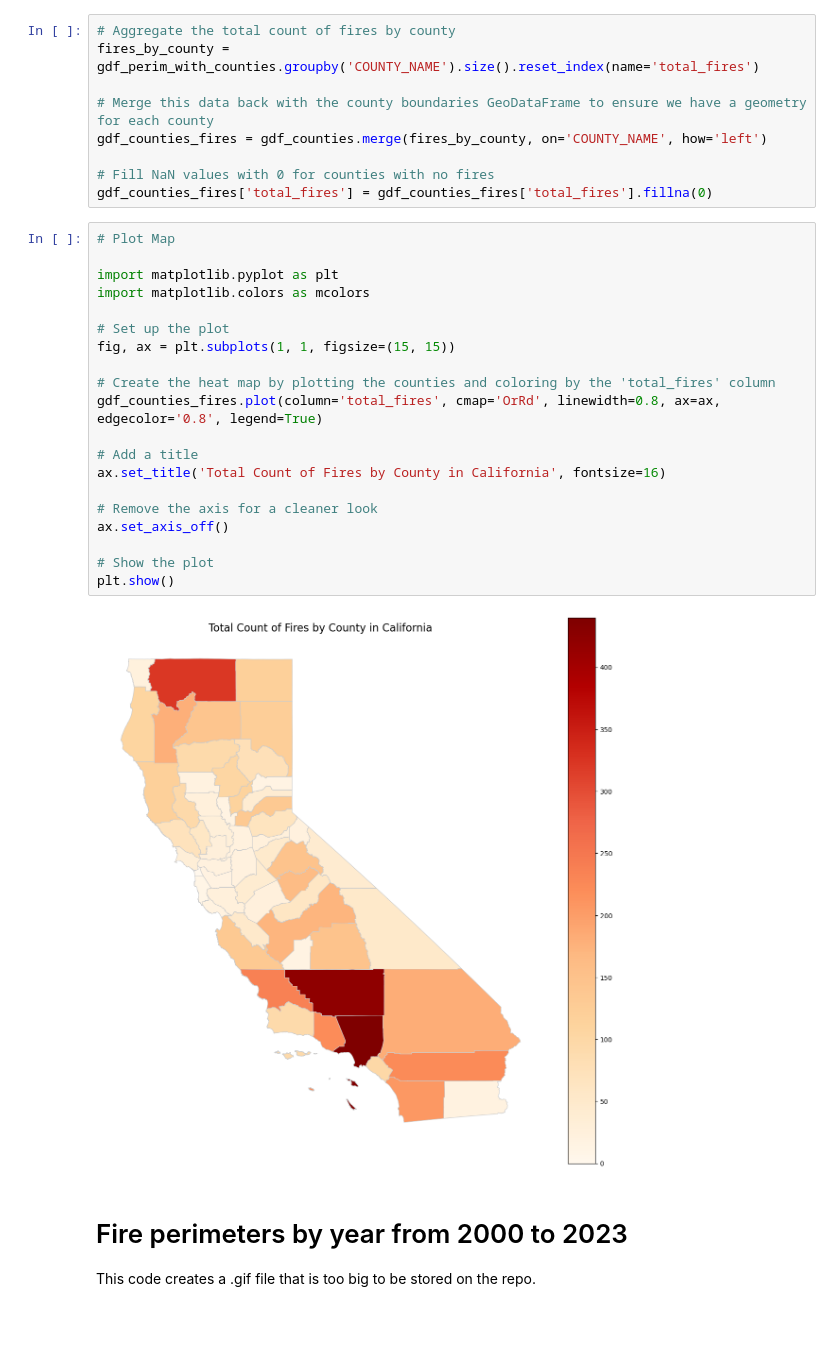
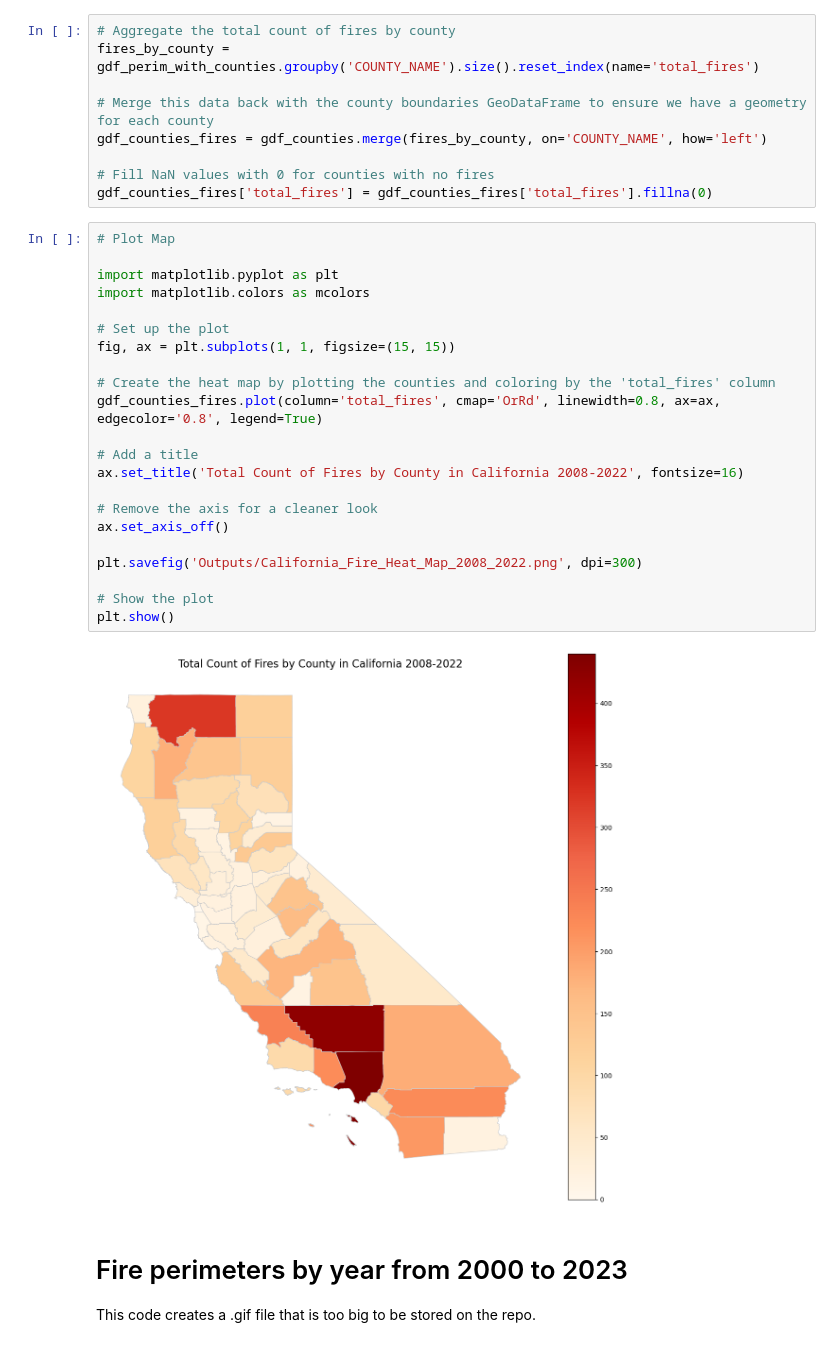
Before and after one commit to LegallyNotBlonde/Fire-Analysis, a Jupyter notebook: FirePerimter_data_extract.ipynb, the cells around one changed output. Cells and saved outputs as stored; diff of their text form.

```diff
--- a/FirePerimter_data_extract.ipynb
+++ b/FirePerimter_data_extract.ipynb
@@ -278,25 +278,27 @@ gdf_counties_fires['total_fires'] = gdf_counties_fires['total_fires'].fillna(0)
 # %%
 # Plot Map
 
 import matplotlib.pyplot as plt
 import matplotlib.colors as mcolors
 
 # Set up the plot
 fig, ax = plt.subplots(1, 1, figsize=(15, 15))
 
 # Create the heat map by plotting the counties and coloring by the 'total_fires' column
 gdf_counties_fires.plot(column='total_fires', cmap='OrRd', linewidth=0.8, ax=ax, edgecolor='0.8', legend=True)
 
 # Add a title
-ax.set_title('Total Count of Fires by County in California', fontsize=16)
+ax.set_title('Total Count of Fires by County in California 2008-2022', fontsize=16)
 
 # Remove the axis for a cleaner look
 ax.set_axis_off()
 
+plt.savefig('Outputs/California_Fire_Heat_Map_2008_2022.png', dpi=300)
+
 # Show the plot
 plt.show()
 # %% [output]
-[figure, old version]
+[figure, new version]
 # %% [markdown]
 # Fire perimeters by year from 2000 to 2023
 This code creates a .gif file that is too big to be stored on the repo.
```
Also changed, not shown: parts of 4 cells of this notebook, 2 other files.
